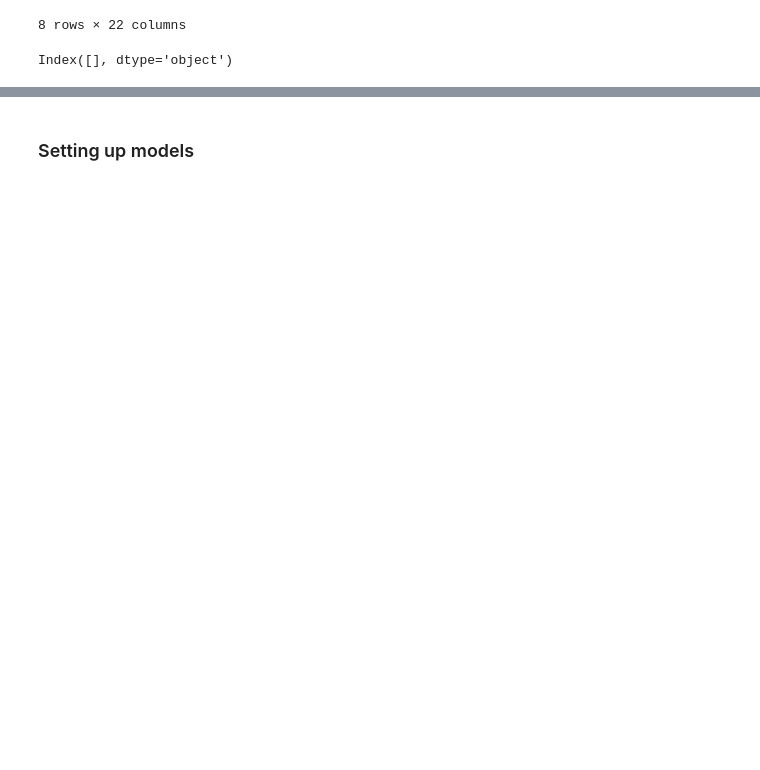
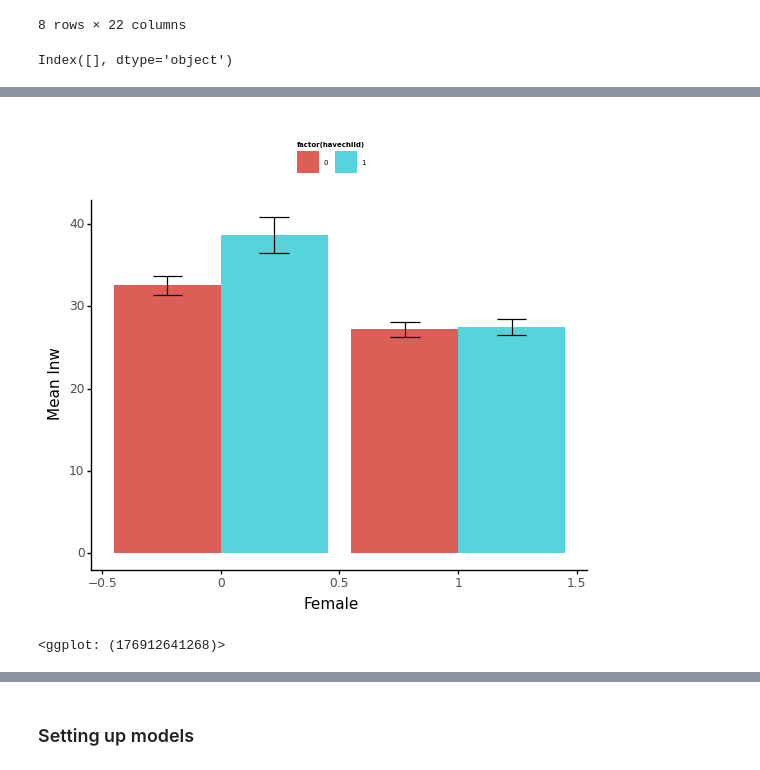
Before and after one commit to JustJAG/Prediction_with_ML_for_Economists, a Jupyter notebook: Assignment_1_cps_earnings_dataset/homework.ipynb, the cells around one changed output, grey strips where cells are left out. Cells and saved outputs as stored; diff of their text form; code cells hidden in the pictures; blank space fills up the shorter version.

```diff
--- a/Assignment_1_cps_earnings_dataset/homework.ipynb
+++ b/Assignment_1_cps_earnings_dataset/homework.ipynb
@@ -217,0 +278,5 @@ Index([], dtype='object')
+# %%
+lnw_diff_by_variables2(df,"female","havechild","Female", "Have at least 1 child")
+# %% [output]
+[figure, added]
+<ggplot: (176912641268)>
```
Also changed, not shown: parts of 19 cells of this notebook.
